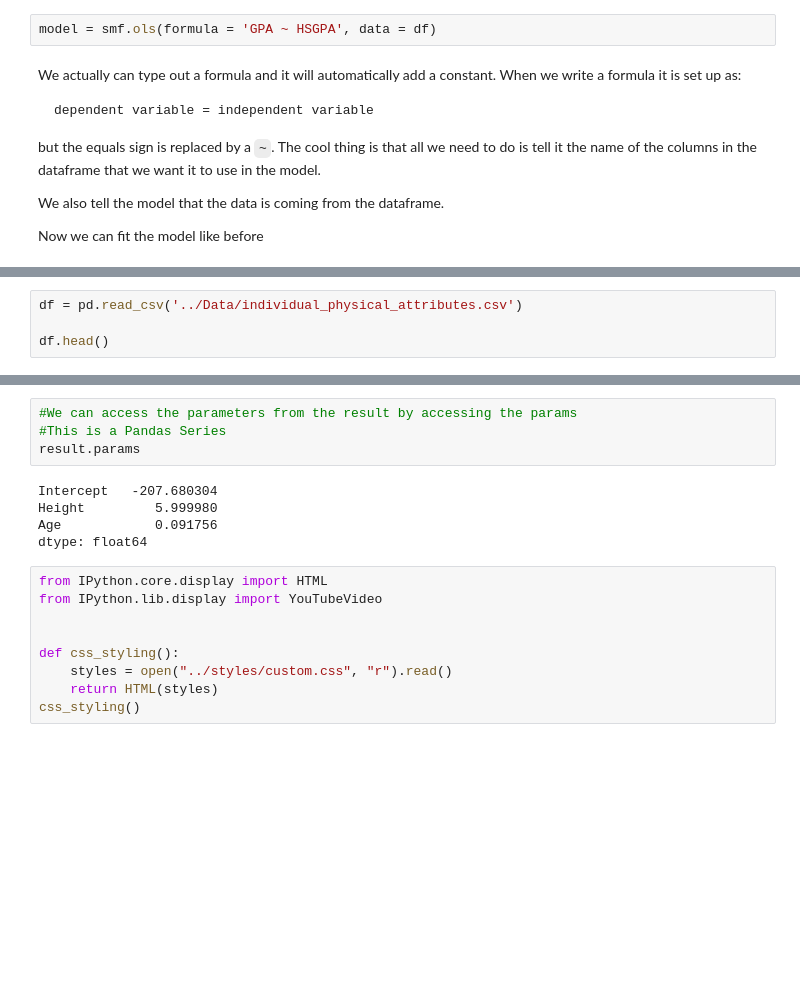
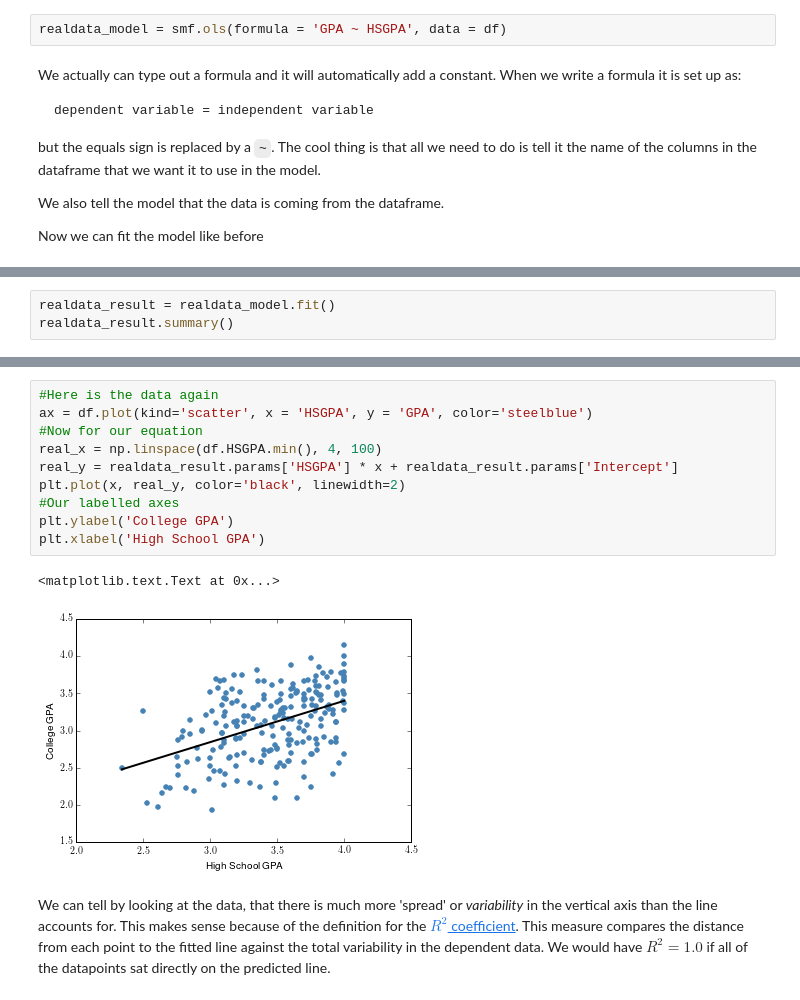
Before and after one commit to amarallab/Introduction-to-Python-Programming-and-Data-Science, a Jupyter notebook: Special-Topics/Regressions-With-Statsmodels.ipynb, the cells around one changed output, grey strips where cells are left out. Cells and saved outputs as stored; diff of their text form; blank space fills up the shorter version.

```diff
--- a/Special-Topics/Regressions-With-Statsmodels.ipynb
+++ b/Special-Topics/Regressions-With-Statsmodels.ipynb
@@ -140,7 +155,7 @@ import statsmodels.formula.api as smf
 # %% [markdown]
 The great thing about the formula is that it works directly with a Dataframe! We just have to learn a little bit of syntax. I'll show you how it works first.
 # %%
-model = smf.ols(formula = 'GPA ~ HSGPA', data = df)
+realdata_model = smf.ols(formula = 'GPA ~ HSGPA', data = df)
 # %% [markdown]
 We actually can type out a formula and it will automatically add a constant. When we write a formula it is set up as:
 
@@ -174,0 +169,3 @@ OLS Regression Results
+# %%
+realdata_result = realdata_model.fit()
+realdata_result.summary()
@@ -195,4 +237,0 @@ import statsmodels.formula.api as smf
-# %%
-df = pd.read_csv('../Data/individual_physical_attributes.csv')
-
-df.head()
@@ -242,18 +238,15 @@ OLS Regression Results
-# %%
-#We can access the parameters from the result by accessing the params
-#This is a Pandas Series
-result.params
-# %% [output]
-Intercept   -207.680304
-Height         5.999980
-Age            0.091756
-dtype: float64
-# %%
-from IPython.core.display import HTML
-from IPython.lib.display import YouTubeVideo
-
-
-def css_styling():
-    styles = open("../styles/custom.css", "r").read()
-    return HTML(styles)
-css_styling()
+# %%
+#Here is the data again
+ax = df.plot(kind='scatter', x = 'HSGPA', y = 'GPA', color='steelblue')
+#Now for our equation
+real_x = np.linspace(df.HSGPA.min(), 4, 100)
+real_y = realdata_result.params['HSGPA'] * x + realdata_result.params['Intercept']
+plt.plot(x, real_y, color='black', linewidth=2)
+#Our labelled axes
+plt.ylabel('College GPA')
+plt.xlabel('High School GPA')
+# %% [output]
+<matplotlib.text.Text at 0x...>
+[figure, added]
+# %% [markdown]
+We can tell by looking at the data, that there is much more 'spread' or *variability* in the vertical axis than the line accounts for. This makes sense because of the definition for the [$R^2$ coefficient](https://en.wikipedia.org/wiki/Coefficient_of_determination). This measure compares the distance from each point to the fitted line against the total variability in the dependent data. We would have $R^2=1.0$ if all of the datapoints sat directly on the predicted line.
```
Also changed, not shown: parts of 40 cells of this notebook, 1 other file.
